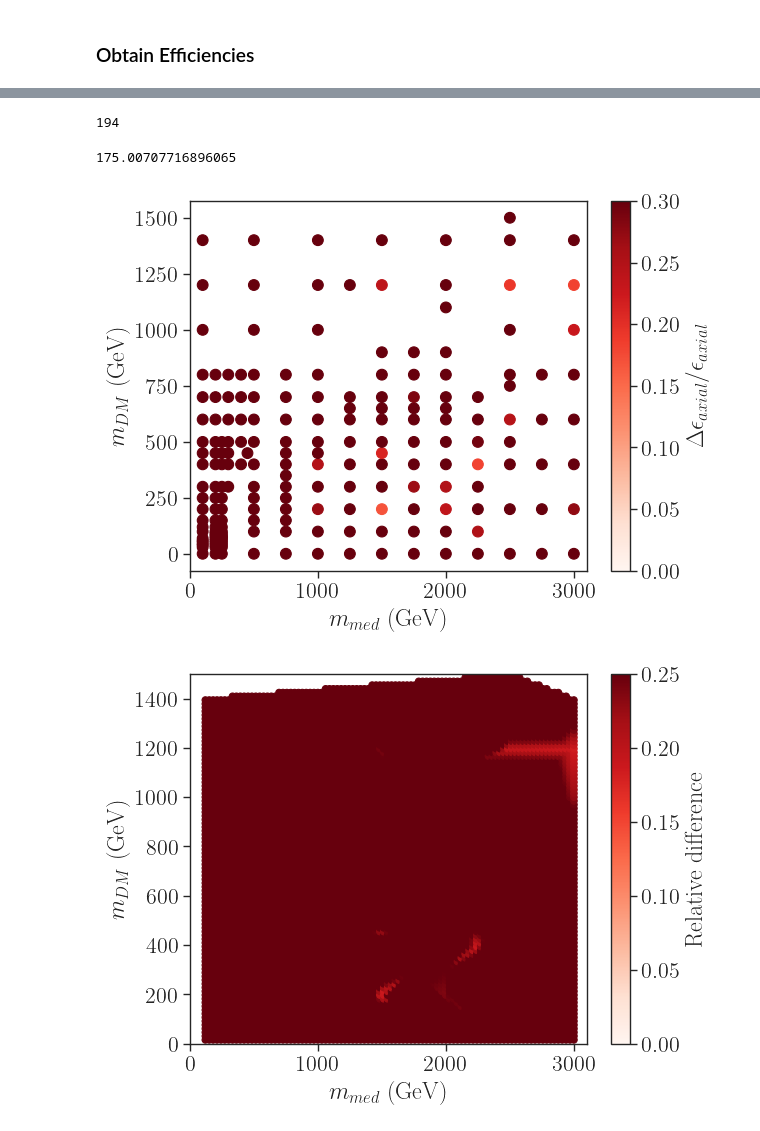
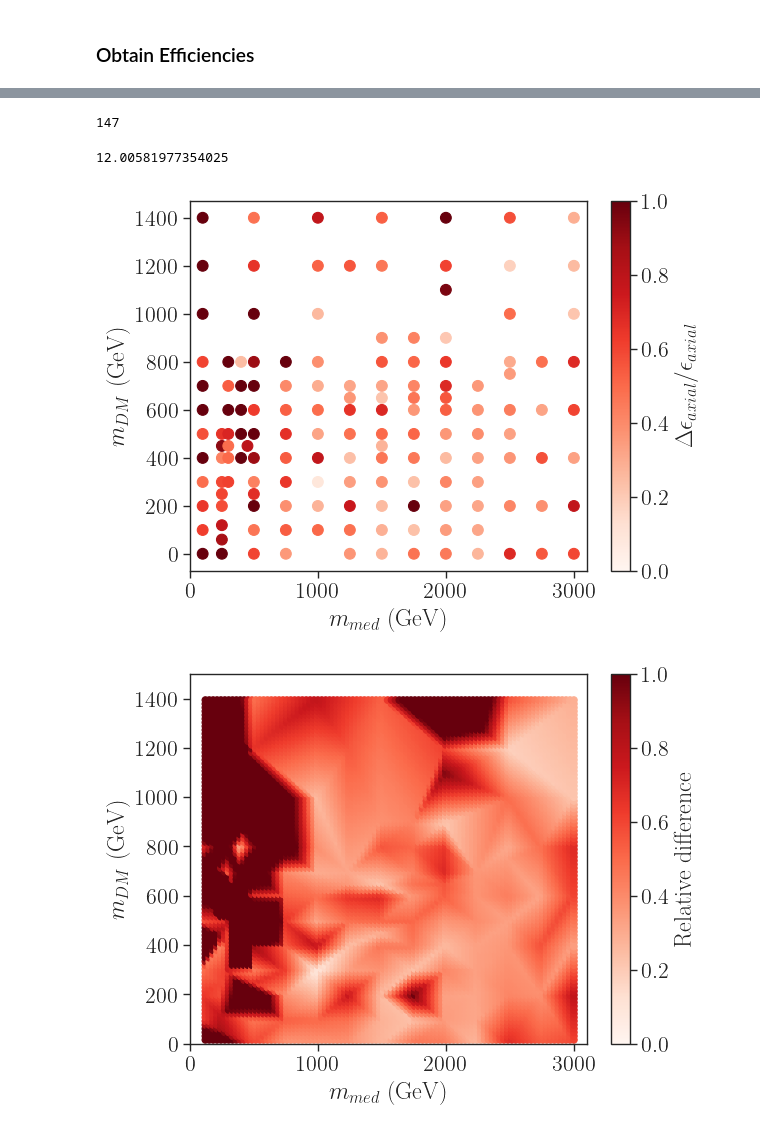
Before and after one commit to andlessa/MonoXSMS, a Jupyter notebook: notebooks/mapEfficiencies.ipynb, the cells around one changed output, grey strips where cells are left out. Cells and saved outputs as stored; diff of their text form; code cells hidden in the pictures.

```diff
--- a/notebooks/mapEfficiencies.ipynb
+++ b/notebooks/mapEfficiencies.ipynb
@@ -33,7 +33,8 @@ pd.set_option('display.max_rows', 200)
 ### Load Recast Data
 # %%
 # Load models (axial and vector)
-inputFiles = ['../scanResultas_axial.pcl', '../scanResults_vector.pcl', '../scanResults_axial_add.pcl', '../scanResults_vector_add.pcl']
+inputFiles = ['../validation/CMS-EXO-20-004/scanResults_axial_reduced.pcl',
+              '../validation/CMS-EXO-20-004/scanResults_vector_reduced.pcl']
 dfs = [pd.read_pickle(i) for i in inputFiles]
 recastData = pd.concat(dfs, ignore_index=True)
 # %% [markdown]
@@ -94,17 +117,17 @@ for med, dm in effVec:
     d = d.replace(np.inf, 0)
     d = d.max()
     diff.append(d)
-# %%
-len(diff)
-# %% [output]
-194
-# %%
-max(diff)
-# %% [output]
-175.00707716896065
+# %%
+len(diff)
+# %% [output]
+147
+# %%
+max(diff)
+# %% [output]
+12.00581977354025
 # %%
 # Plot results
-plt.scatter(x=dataVec['$m_{med}$'], y=dataVec['$m_{DM}$'], vmin=0., vmax=.3, c=diff,
+plt.scatter(x=dataVec['$m_{med}$'], y=dataVec['$m_{DM}$'], vmin=0., vmax=1., c=diff,
             cmap=plt.cm.get_cmap('Reds'), s=60)
 
 cbar=plt.colorbar(label=r'$\Delta \epsilon_{axial}/\epsilon_{axial}$')
@@ -114,7 +137,7 @@ plt.ylabel(r'$m_{DM}$ (GeV)')
 # plt.ylim(-10,1500)
 plt.show()
 # %% [output]
-[figure, old version]
+[figure, new version]
 # %%
 pts = np.array([x for x in product(np.linspace(0.,3000.,100),np.linspace(0.,1500.,100))])
 relDiffPts = griddata(list(zip(dataVec['$m_{med}$'],dataVec['$m_{DM}$'])),
@@ -122,18 +145,18 @@ relDiffPts = griddata(list(zip(dataVec['$m_{med}$'],dataVec['$m_{DM}$'])),
 pts = pts[~np.isnan(relDiffPts)]
 relDiffPts = relDiffPts[~np.isnan(relDiffPts)]
 # %%
-plt.scatter(x=pts[:,0], y=pts[:,1], vmin=0., vmax =.25,
+plt.scatter(x=pts[:,0], y=pts[:,1], vmin=0., vmax =1.,
             c=relDiffPts, cmap=plt.cm.get_cmap('Reds'))
 cbar = plt.colorbar(label='Relative difference')
 
 
 plt.xlabel(r'$m_{med}$ (GeV)')
 plt.xlim(0,3100)
 plt.ylabel(r'$m_{DM}$ (GeV)')
 plt.ylim(0,1500)
 plt.show()
 # %% [output]
-[figure, old version]
+[figure, new version]
 # %%
 def getBins(dfModel,rightBin = 2000.):
 
```
Also changed, not shown: parts of 5 cells of this notebook, 2 other files.
